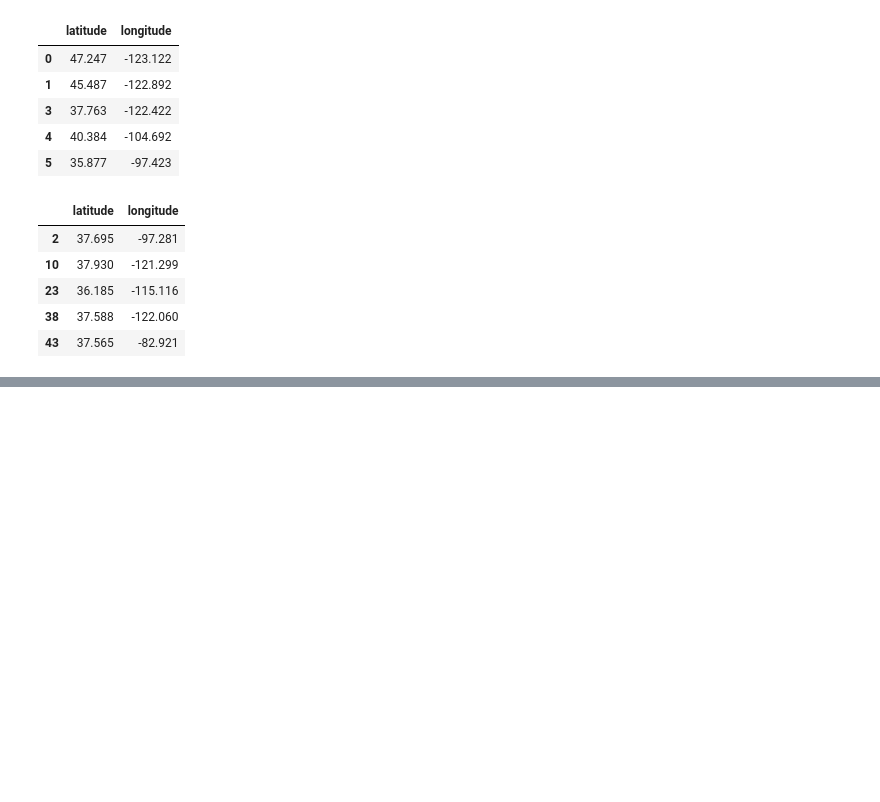
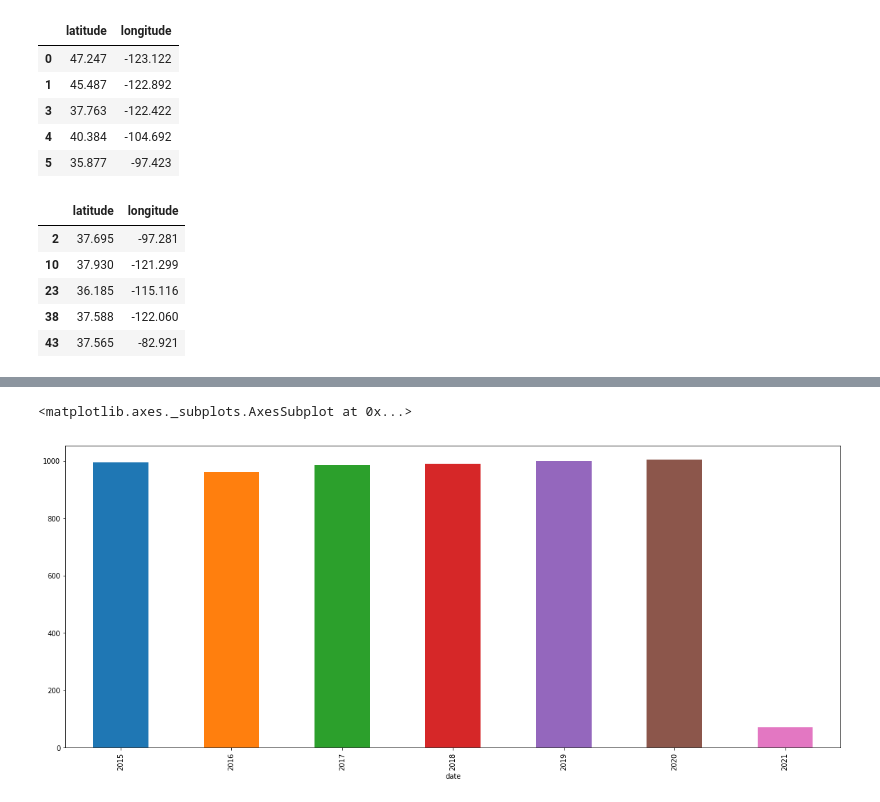
Before and after one commit to CGrannan/Police_Fatalities, a Jupyter notebook: police_shootings.ipynb, the cells around one changed output, grey strips where cells are left out. Cells and saved outputs as stored; diff of their text form; code cells hidden in the pictures; blank space fills up the shorter version.

```diff
--- a/police_shootings.ipynb
+++ b/police_shootings.ipynb
@@ -163,0 +198,7 @@ fig
+# %%
+years = data.set_index(data.date)
+years = years.resample('y', kind='period').count()['id']
+years.plot(kind='bar', figsize=(20, 8))
+# %% [output]
+<matplotlib.axes._subplots.AxesSubplot at 0x...>
+[figure, added]
```
Also changed, not shown: parts of 18 cells of this notebook.
